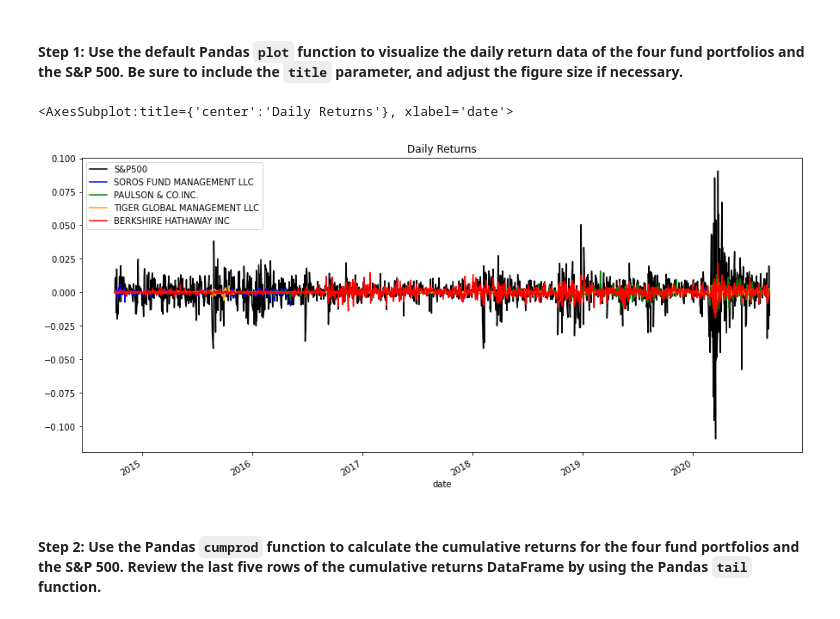
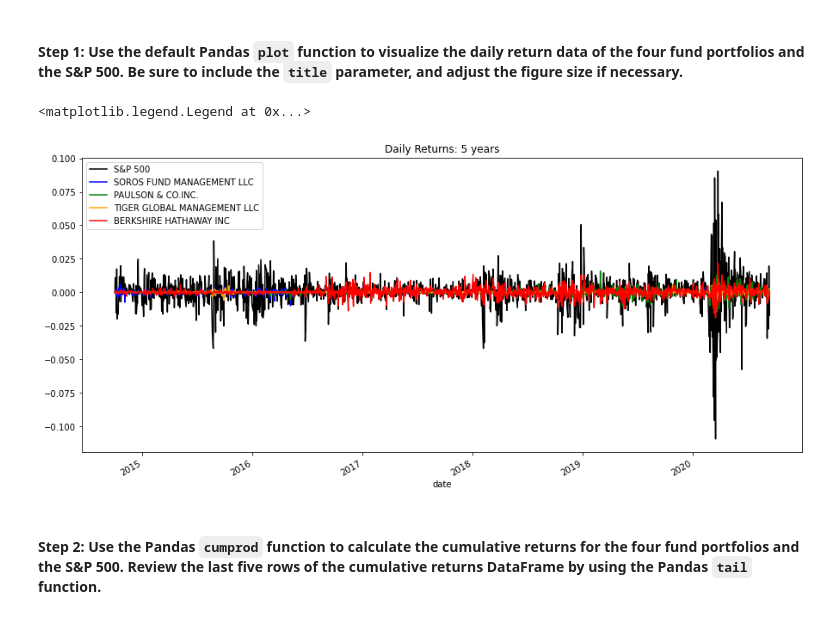
Before and after one commit to daybydata/Basic_Risk_Reward_Analysis, a Jupyter notebook: risk_return_analysis.ipynb, the cells around one changed output. Drawn from its saved outputs; the diff is of its cells as text; code cells hidden in the pictures.

```diff
--- a/risk_return_analysis.ipynb
+++ b/risk_return_analysis.ipynb
@@ -192,24 +192,21 @@ Analyze the data to determine if any of the portfolios outperform the broader st
 # %%
 # Plotting the daily return data of the 4 funds and the S&P 500
 # Inclue a title parameter and adjust the figure size
-df_daily_returns.loc[:,"S&P 500"].plot(legend=True, figsize=(15, 7), title="Daily Returns", color="black", label="S&P500")
-df_daily_returns.loc[:,"SOROS FUND MANAGEMENT LLC"].plot(legend=True, figsize=(15, 7), title="Daily Returns", color="blue", label="SOROS FUND MANAGEMENT LLC")
-df_daily_returns.loc[:,"PAULSON & CO.INC."].plot(legend=True, figsize=(15, 7), title="Daily Returns", color="green", label="PAULSON & CO.INC.")
-df_daily_returns.loc[:,"TIGER GLOBAL MANAGEMENT LLC"].plot(legend=True, figsize=(15, 7), title="Daily Returns", color="orange", label="TIGER GLOBAL MANAGEMENT LLC")
-df_daily_returns.loc[:,"BERKSHIRE HATHAWAY INC"].plot(legend=True, figsize=(15, 7), title="Daily Returns", color="red", label="BERKSHIRE HATHAWAY INC")
 
-#To Do: use the code model below to plot the found funds and the S&P on one axis
-#ax = cumulative_returns.plot(
-#    legend="True",
-#    figsize=(10,5),
-#    title="S&P 500 Cumulative Returns 1, 3, & 5 years")
-#cumulative_returns_3_year.plot(ax=ax)
-#cumulative_returns_1_year.plot(ax=ax)
+ax = df_daily_returns.loc[:,"S&P 500"].plot(
+    legend=True,
+    figsize=(15,7),
+    color = "black",
+    title="Daily Returns: 5 years")
+df_daily_returns.loc[:,"SOROS FUND MANAGEMENT LLC"].plot( ax=ax, color="blue")
+df_daily_returns.loc[:,"PAULSON & CO.INC."].plot(ax=ax, color="green")
+df_daily_returns.loc[:,"TIGER GLOBAL MANAGEMENT LLC"].plot(ax=ax, color="orange")
+df_daily_returns.loc[:,"BERKSHIRE HATHAWAY INC"].plot(ax=ax, color="red")
 
-#ax.legend(["5 year", "3 Year", "1 Year"])
+ax.legend(["S&P 500", "SOROS FUND MANAGEMENT LLC", "PAULSON & CO.INC.","TIGER GLOBAL MANAGEMENT LLC","BERKSHIRE HATHAWAY INC"])
 # %% [output]
-<AxesSubplot:title={'center':'Daily Returns'}, xlabel='date'>
+<matplotlib.legend.Legend at 0x...>
-[figure, old version]
+[figure, new version]
 # %% [markdown]
 #### Step 2: Use the Pandas `cumprod` function to calculate the cumulative returns for the four fund portfolios and the S&P 500. Review the last five rows of the cumulative returns DataFrame by using the Pandas `tail` function.
 # %%
```
Also changed, not shown: parts of 11 cells of this notebook.
